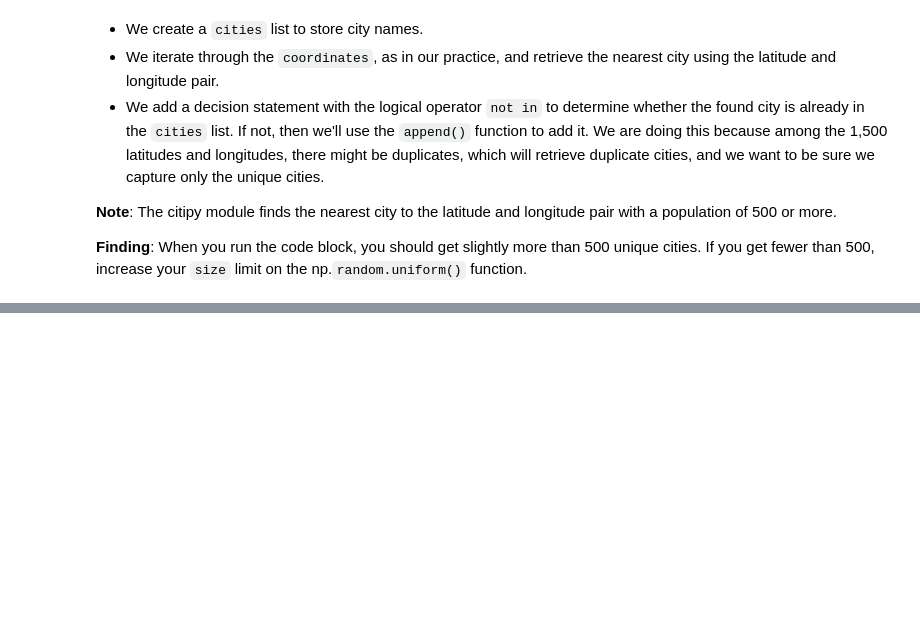
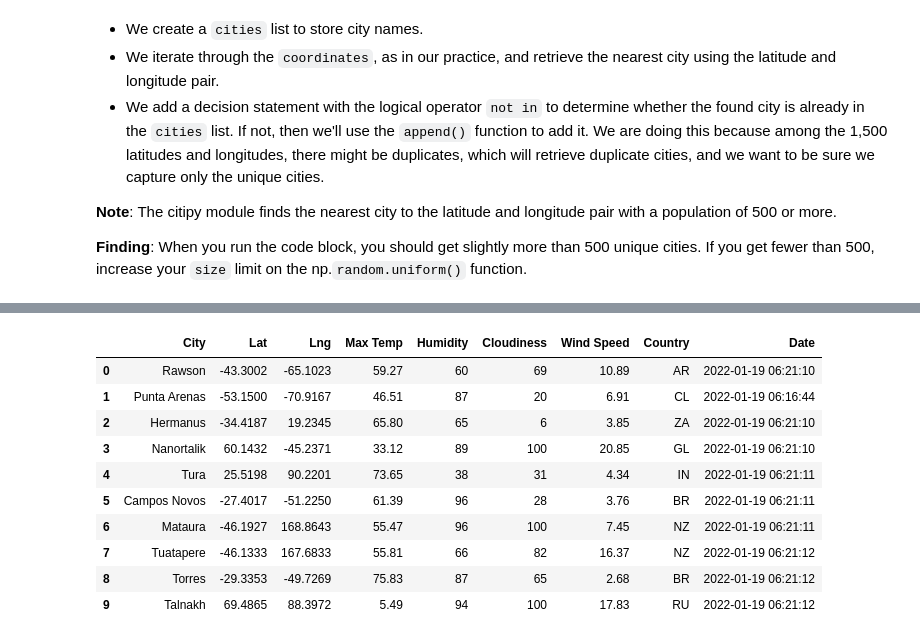
Before and after one commit to lukealibozek/World_Weather_Analysis, a Jupyter notebook: WeatherPy.ipynb, the cells around one changed output, grey strips where cells are left out. Drawn from its saved outputs; the diff is of its cells as text; code cells hidden in the pictures; blank space fills up the shorter version.

```diff
--- a/WeatherPy.ipynb
+++ b/WeatherPy.ipynb
@@ -110,0 +195,16 @@ patch() | Partially modifies a web source.
+# %%
+# Convert the array of dictionaries to a Pandas DataFrame.
+city_data_df = pd.DataFrame(city_data)
+city_data_df.head(10)
+# %% [output]
+|  | City | Lat | Lng | Max Temp | Humidity | Cloudiness | Wind Speed | Country | Date |
+| 0 | Rawson | -43.3002 | -65.1023 | 59.27 | 60 | 69 | 10.89 | AR | 2022-01-19 06:21:10 |
+| 1 | Punta Arenas | -53.1500 | -70.9167 | 46.51 | 87 | 20 | 6.91 | CL | 2022-01-19 06:16:44 |
+| 2 | Hermanus | -34.4187 | 19.2345 | 65.80 | 65 | 6 | 3.85 | ZA | 2022-01-19 06:21:10 |
+| 3 | Nanortalik | 60.1432 | -45.2371 | 33.12 | 89 | 100 | 20.85 | GL | 2022-01-19 06:21:10 |
+| 4 | Tura | 25.5198 | 90.2201 | 73.65 | 38 | 31 | 4.34 | IN | 2022-01-19 06:21:11 |
+| 5 | Campos Novos | -27.4017 | -51.2250 | 61.39 | 96 | 28 | 3.76 | BR | 2022-01-19 06:21:11 |
+| 6 | Mataura | -46.1927 | 168.8643 | 55.47 | 96 | 100 | 7.45 | NZ | 2022-01-19 06:21:11 |
+| 7 | Tuatapere | -46.1333 | 167.6833 | 55.81 | 66 | 82 | 16.37 | NZ | 2022-01-19 06:21:12 |
+| 8 | Torres | -29.3353 | -49.7269 | 75.83 | 87 | 65 | 2.68 | BR | 2022-01-19 06:21:12 |
+| 9 | Talnakh | 69.4865 | 88.3972 | 5.49 | 94 | 100 | 17.83 | RU | 2022-01-19 06:21:12 |
```
Also changed, not shown: parts of 17 cells of this notebook, 1 other file.
